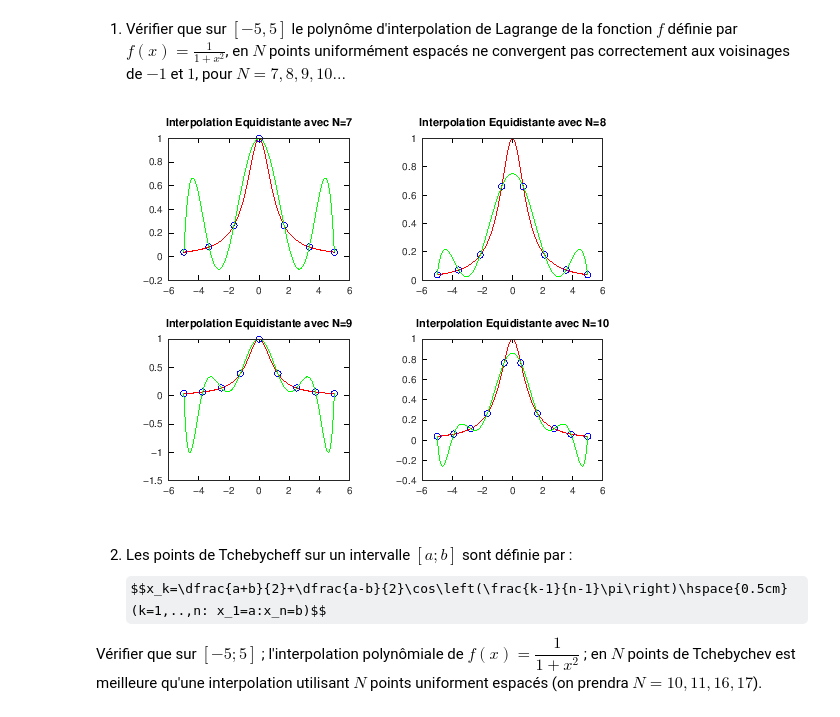
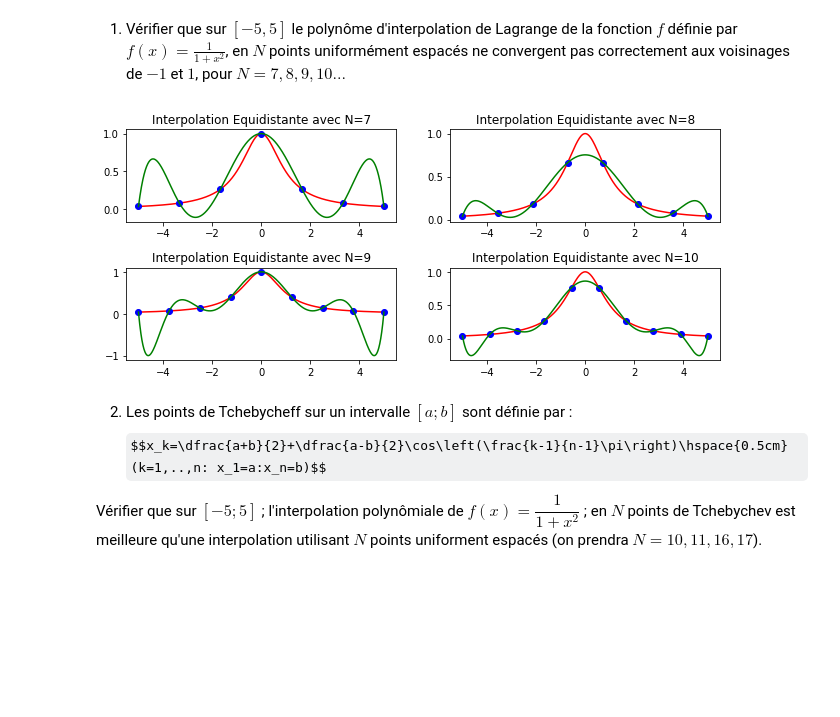
Before and after one commit to lindabouallegue/Analyse_Numerique, a Jupyter notebook: TP2/TP2_E.ipynb, the cells around one changed output. Cells and saved outputs as stored; diff of their text form; code cells hidden in the pictures; some formulas as TeX source; blank space fills up the shorter version.

```diff
--- a/TP2/TP2_E.ipynb
+++ b/TP2/TP2_E.ipynb
@@ -231,47 +236,57 @@ plt.plot(t,f(t)-pn,'r')
   de la fonction $f$ définie par $f(x)=\displaystyle{\frac{1}{1+x^2}}$,
 en $N$ points uniformément espacés ne convergent pas correctement aux voisinages de $-1$ et $1$, pour $N=7,8,9,10 ...$
 # %%
-N=7;
-X=linspace(-5,5,N);
-f=@(x) 1./(1+x.^2);
-Y=f(X);
-p=polyfit(X,Y,N-1);
-t=linspace(-5,5,1000);
-subplot(2,2,1)
-plot(t,f(t),'r',X,Y,'ob', t, polyval(p,t),'g')
-title("Interpolation Equidistante avec N=7")
+import numpy as np
+from numpy import linspace
+import matplotlib.pyplot as plt
+
+N=7
+X=np.linspace(-5,5,N)
+f=lambda x: 1/(1+x**2)
+Y=f(X)
+p=np.polyfit(X,Y,N-1)
+t=np.linspace(-5,5,1000)
+plt.subplot(2,2,1)
+plt.plot(t,f(t),'r',X,Y,'ob', t,np.polyval(p,t),'g')
+plt.title("Interpolation Equidistante avec N=7")
 ##############################
-N=8;
-X=linspace(-5,5,N);
-f=@(x) 1./(1+x.^2);
-Y=f(X);
-p=polyfit(X,Y,N-1);
-t=linspace(-5,5,1000);
-subplot(2,2,2)
-plot(t,f(t),'r',X,Y,'ob', t, polyval(p,t),'g')
-title("Interpolation Equidistante avec N=8")
+N=8
+X=np.linspace(-5,5,N)
+f=lambda x: 1/(1+x**2)
+Y=f(X)
+p=np.polyfit(X,Y,N-1)
+t=np.linspace(-5,5,1000)
+plt.subplot(2,2,2)
+plt.plot(t,f(t),'r',X,Y,'ob', t, np.polyval(p,t),'g')
+plt.title("Interpolation Equidistante avec N=8")
 ##############################
-N=9;
-X=linspace(-5,5,N);
-f=@(x) 1./(1+x.^2);
-Y=f(X);
-p=polyfit(X,Y,N-1);
-t=linspace(-5,5,1000);
-subplot(2,2,3)
-plot(t,f(t),'r',X,Y,'ob', t, polyval(p,t),'g')
-title("Interpolation Equidistante avec N=9")
+N=9
+X=np.linspace(-5,5,N)
+f=lambda x:1/(1+x**2)
+Y=f(X)
+p=np.polyfit(X,Y,N-1)
+t=np.linspace(-5,5,1000)
+plt.subplot(2,2,3)
+plt.plot(t,f(t),'r',X,Y,'ob', t, np.polyval(p,t),'g')
+plt.title("Interpolation Equidistante avec N=9")
 ##############################
-N=10;
-X=linspace(-5,5,N);
-f=@(x) 1./(1+x.^2);
-Y=f(X);
-p=polyfit(X,Y,N-1);
-t=linspace(-5,5,1000);
-subplot(2,2,4)
-plot(t,f(t),'r',X,Y,'ob', t, polyval(p,t),'g')
-title("Interpolation Equidistante avec N=10")
+N=10
+X=np.linspace(-5,5,N)
+f=lambda x: 1/(1+x**2);
+Y=f(X)
+p=np.polyfit(X,Y,N-1)
+t=np.linspace(-5,5,1000)
+plt.subplot(2,2,4)
+plt.plot(t,f(t),'r',X,Y,'ob', t, np.polyval(p,t),'g')
+plt.title("Interpolation Equidistante avec N=10")
+plt.subplots_adjust(left=0.125,
+                    bottom=0.1,
+                    right=1.5,
+                    top=0.9,
+                    wspace=0.2,
+                    hspace=0.5)
 # %% [output]
-[figure, old version]
+[figure, new version]
 # %% [markdown]
 2) Les points de Tchebycheff sur un intervalle $[a;b]$ sont définie par :
   $$x_k=\dfrac{a+b}{2}+\dfrac{a-b}{2}\cos\left(\frac{k-1}{n-1}\pi\right)\hspace{0.5cm} (k=1,..,n: x_1=a:x_n=b)$$
```
Also changed, not shown: parts of 4 cells of this notebook.
